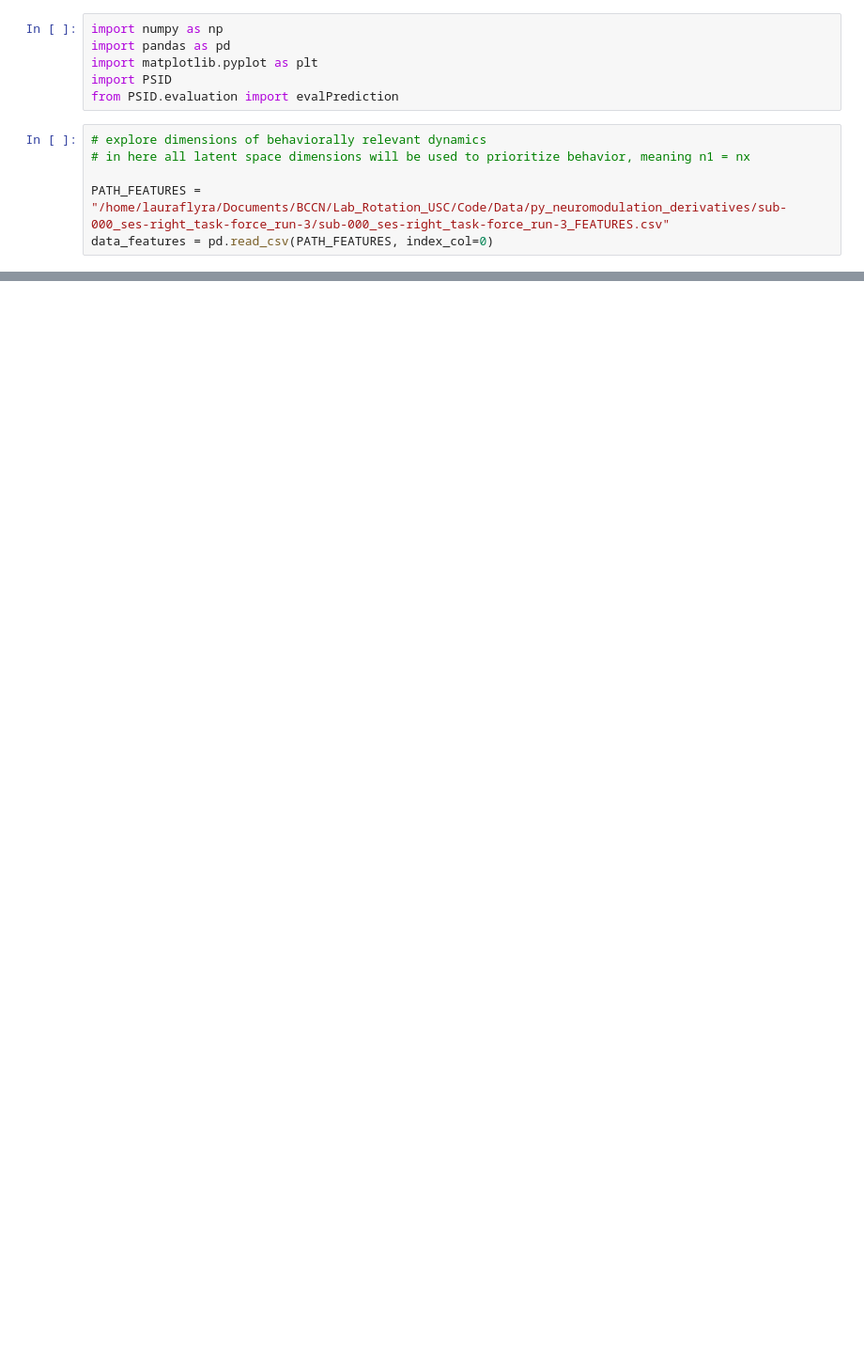
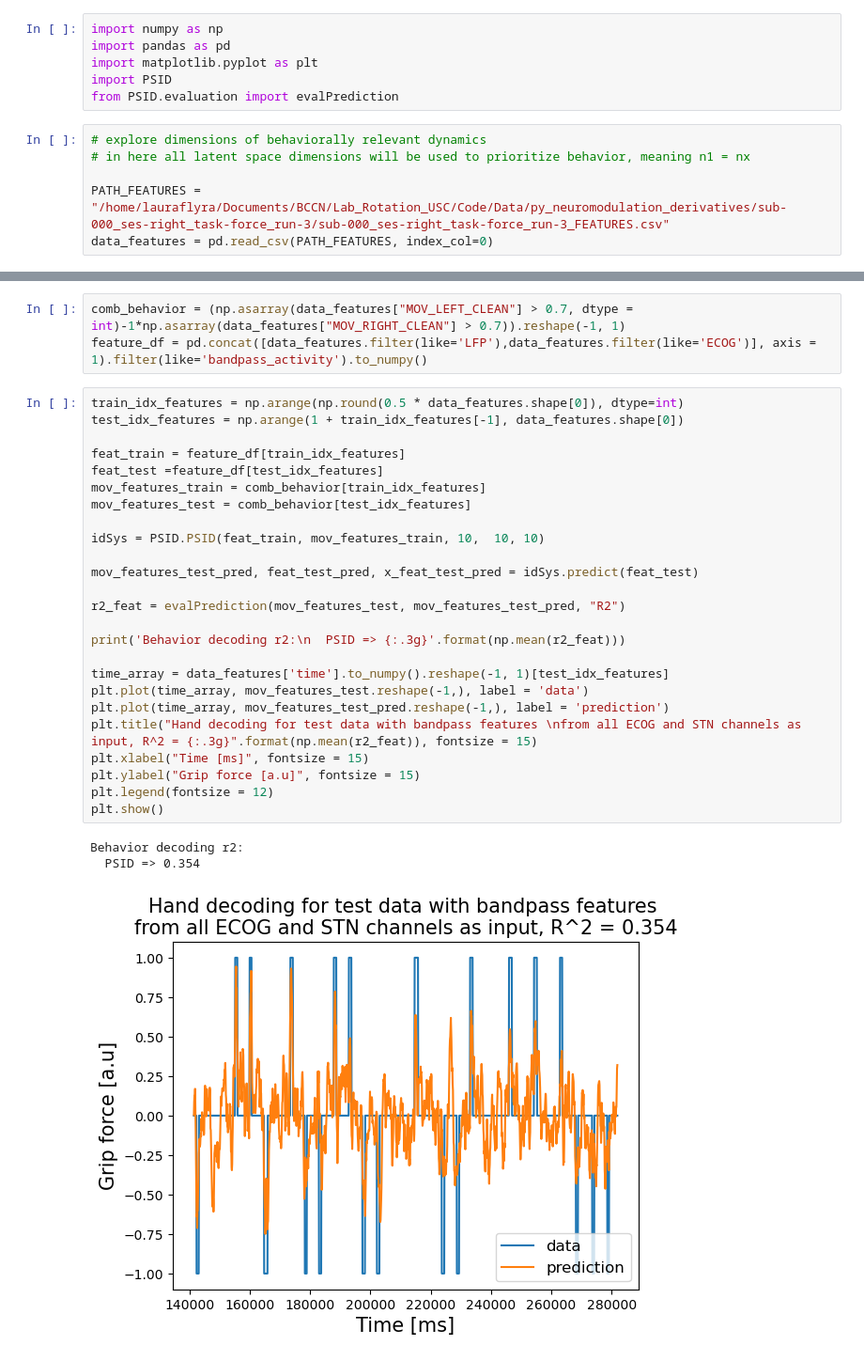
Before and after one commit to lauraflyra/BehaviorallyRelevantNeuralDynamicsWithPSID, a Jupyter notebook: src/explore_handness.ipynb, the cells around one changed output, grey strips where cells are left out. Shown at 94% size. Cells and saved outputs as stored; diff of their text form; blank space fills up the shorter version.

```diff
--- a/src/explore_handness.ipynb
+++ b/src/explore_handness.ipynb
@@ -16,0 +64,32 @@ KeyError: 'MOV_RIGHT_CLEAN'
+# %%
+comb_behavior = (np.asarray(data_features["MOV_LEFT_CLEAN"] > 0.7, dtype = int)-1*np.asarray(data_features["MOV_RIGHT_CLEAN"] > 0.7)).reshape(-1, 1)
+feature_df = pd.concat([data_features.filter(like='LFP'),data_features.filter(like='ECOG')], axis = 1).filter(like='bandpass_activity').to_numpy()
+# %%
+train_idx_features = np.arange(np.round(0.5 * data_features.shape[0]), dtype=int)
+test_idx_features = np.arange(1 + train_idx_features[-1], data_features.shape[0])
+
+feat_train = feature_df[train_idx_features]
+feat_test =feature_df[test_idx_features]
+mov_features_train = comb_behavior[train_idx_features]
+mov_features_test = comb_behavior[test_idx_features]
+
+idSys = PSID.PSID(feat_train, mov_features_train, 10,  10, 10)
+
+mov_features_test_pred, feat_test_pred, x_feat_test_pred = idSys.predict(feat_test)
+
+r2_feat = evalPrediction(mov_features_test, mov_features_test_pred, "R2")
+
+print('Behavior decoding r2:\n  PSID => {:.3g}'.format(np.mean(r2_feat)))
+
+time_array = data_features['time'].to_numpy().reshape(-1, 1)[test_idx_features]
+plt.plot(time_array, mov_features_test.reshape(-1,), label = 'data')
+plt.plot(time_array, mov_features_test_pred.reshape(-1,), label = 'prediction')
+plt.title("Hand decoding for test data with bandpass features \nfrom all ECOG and STN channels as input, R^2 = {:.3g}".format(np.mean(r2_feat)), fontsize = 15)
+plt.xlabel("Time [ms]", fontsize = 15)
+plt.ylabel("Grip force [a.u]", fontsize = 15)
+plt.legend(fontsize = 12)
+plt.show()
+# %% [output]
+Behavior decoding r2:
+  PSID => 0.354
+[figure, added]
```
Also changed, not shown: parts of 5 cells of this notebook.
